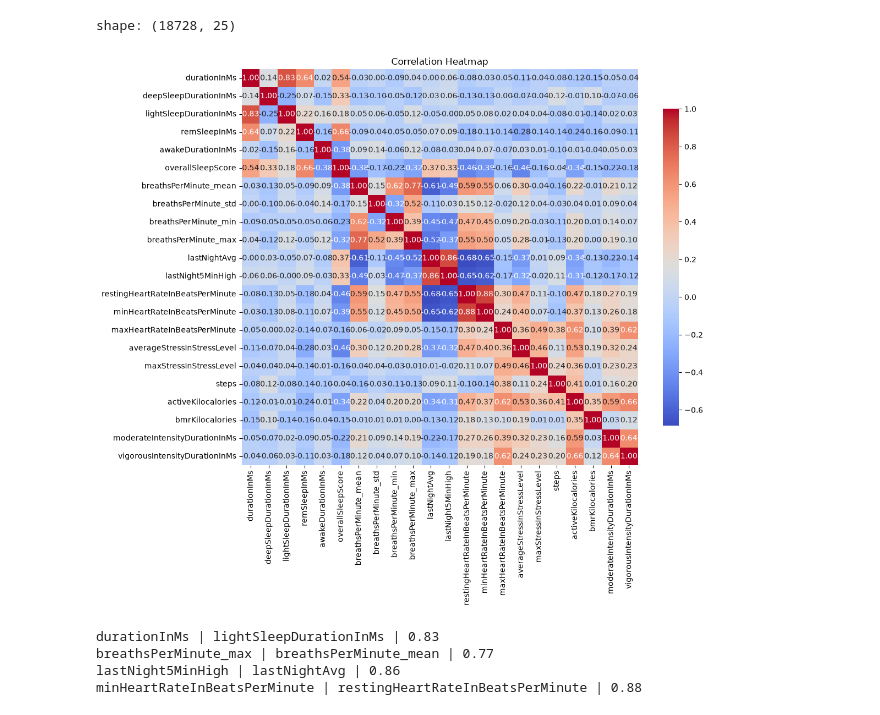
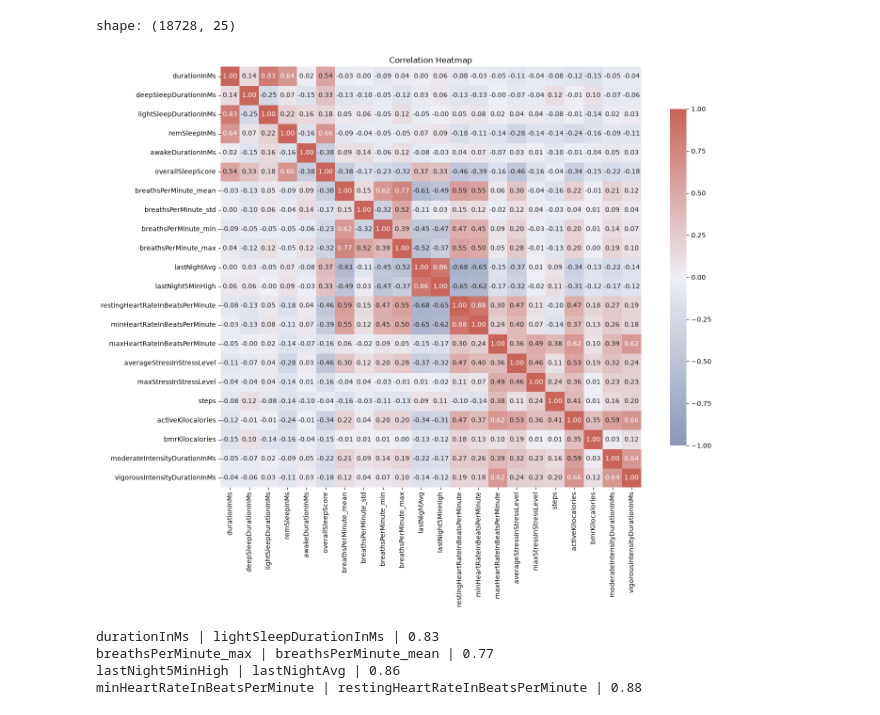
Before and after one commit to meauxcodes/applied-ml-project, a Jupyter notebook: scripts/cohort_clustering.ipynb, the cells around one changed output. Cells and saved outputs as stored; diff of their text form; code cells hidden in the pictures.

Commit message:
F.5: Updated plot colors

```diff
--- a/scripts/cohort_clustering.ipynb
+++ b/scripts/cohort_clustering.ipynb
@@ -88,17 +88,22 @@ corr = cohort_numeric.corr()
 # %% [output]
 shape: (18728, 25)
 # %%
+from matplotlib.colors import LinearSegmentedColormap
+
 correlation_data = corr.copy()
 
+site_cmap = LinearSegmentedColormap.from_list("site_diverging", ["#8A97B8", "#EDEFF5", "#C9645A"])
+
 # Plotting the heatmap
-plt.figure(figsize=(12, 10))
-sns.heatmap(correlation_data, annot=True, fmt=".2f", cmap="coolwarm", square=True, cbar_kws={"shrink": .8})
+plt.figure(figsize=(15,12))
+sns.heatmap(correlation_data, annot=True, fmt=".2f", cmap=site_cmap, vmin=-1, vmax=1, center=0,
+            square=True, cbar_kws={"shrink": .8})
 plt.title("Correlation Heatmap")
 plt.tight_layout()
-plt.savefig("../images/dataprep/correlation_heatmap.png")
+plt.savefig("../images/dataprep/correlation_heatmap.png", dpi=150, bbox_inches="tight")
 plt.show()
 # %% [output]
-[figure, old version]
+[figure, new version]
 # %%
 corr_columns = list(corr.columns)
 
```
Also changed, not shown: parts of 8 cells of this notebook, 17 other files.
